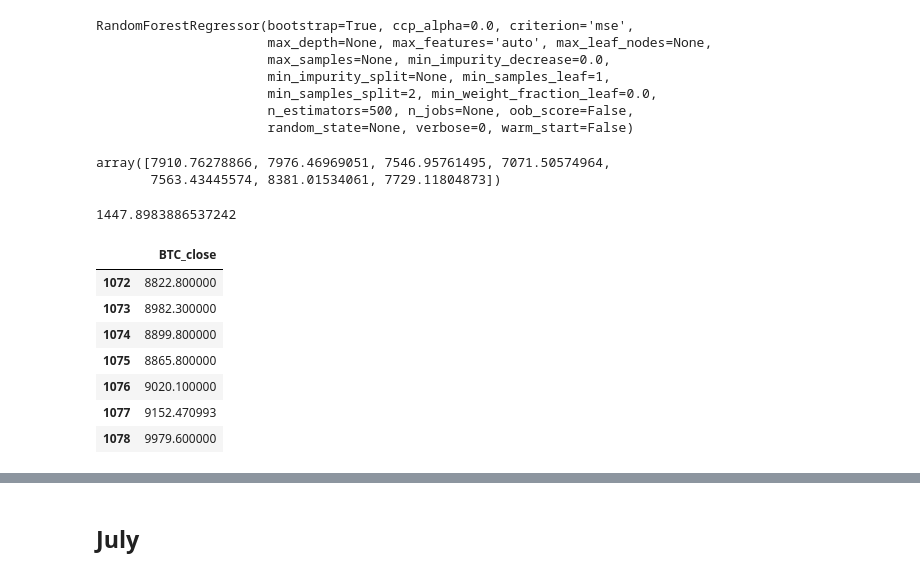
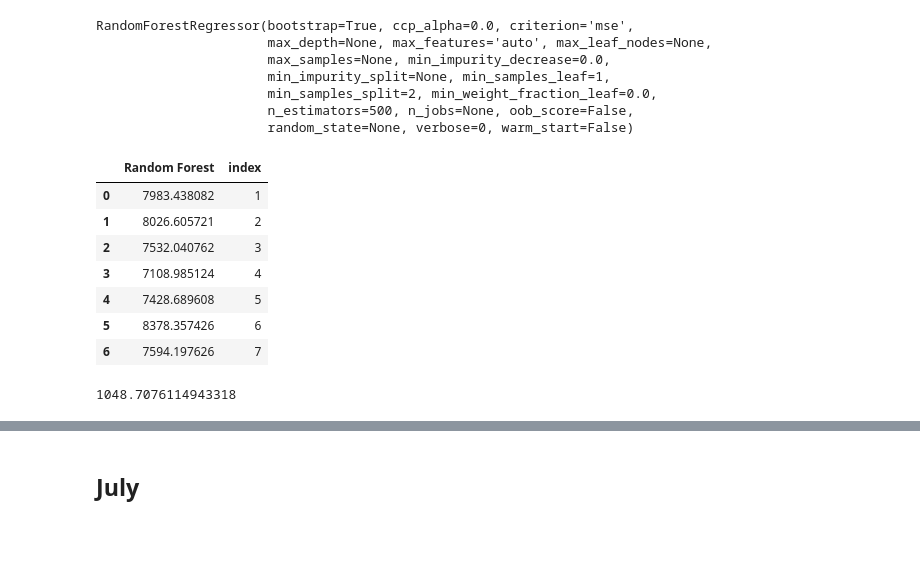
Before and after one commit to DonaldTurton/iLab2, a Jupyter notebook: Mdoelling_1.ipynb, the cells around one changed output, grey strips where cells are left out. Drawn from its saved outputs; the diff is of its cells as text; code cells hidden in the pictures; blank space fills up the shorter version.

```diff
--- a/Mdoelling_1.ipynb
+++ b/Mdoelling_1.ipynb
@@ -141,9 +136,18 @@ RandomForestRegressor(bootstrap=True, ccp_alpha=0.0, criterion='mse',
                       min_samples_split=2, min_weight_fraction_leaf=0.0,
                       n_estimators=500, n_jobs=None, oob_score=False,
                       random_state=None, verbose=0, warm_start=False)
-# %%
-y_prediction = RandomForestRegression.predict(x_test_may)
-y_prediction
-# %% [output]
-array([7910.76278866, 7976.46969051, 7546.95761495, 7071.50574964,
-       7563.43445574, 8381.01534061, 7729.11804873])
+# %%
+rf_prediction = RandomForestRegression.predict(x_test_may)
+rf_prediction = pd.DataFrame(rf_prediction)
+rf_prediction.columns = ['Random Forest']
+rf_prediction['index'] = range(1,8)
+rf_prediction
+# %% [output]
+|  | Random Forest | index |
+| 0 | 7983.438082 | 1 |
+| 1 | 8026.605721 | 2 |
+| 2 | 7532.040762 | 3 |
+| 3 | 7108.985124 | 4 |
+| 4 | 7428.689608 | 5 |
+| 5 | 8378.357426 | 6 |
+| 6 | 7594.197626 | 7 |
@@ -150,21 +160,8 @@ array([7910.76278866, 7976.46969051, 7546.95761495, 7071.50574964,
 # %%
-rf_mse = mean_squared_error(y_test_may, y_prediction)
+rf_mse = mean_squared_error(y_test_may, rf_prediction)
 rf_mse
 
 rf_rmse = np.sqrt(rf_mse)
 rf_rmse
 # %% [output]
-1447.8983886537242
+1048.7076114943318
-# %%
-y_test_may = pd.DataFrame(y_test_may)
-#y_test_may['index'] = range(1,8)
-y_test_may
-# %% [output]
-|  | BTC_close |
-| 1072 | 8822.800000 |
-| 1073 | 8982.300000 |
-| 1074 | 8899.800000 |
-| 1075 | 8865.800000 |
-| 1076 | 9020.100000 |
-| 1077 | 9152.470993 |
-| 1078 | 9979.600000 |
```
Also changed, not shown: parts of 30 cells of this notebook.
